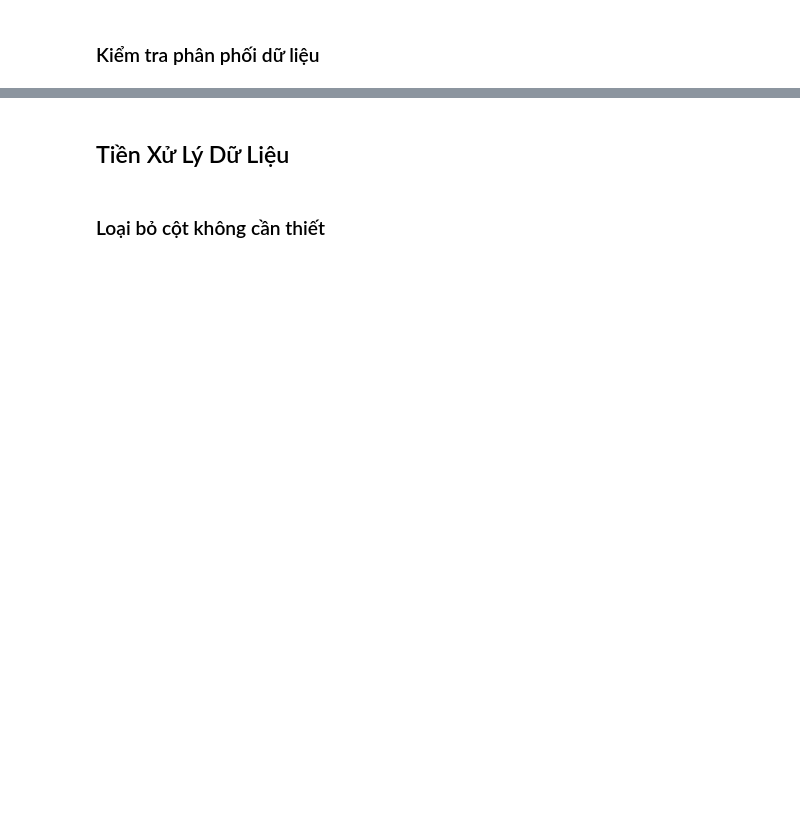
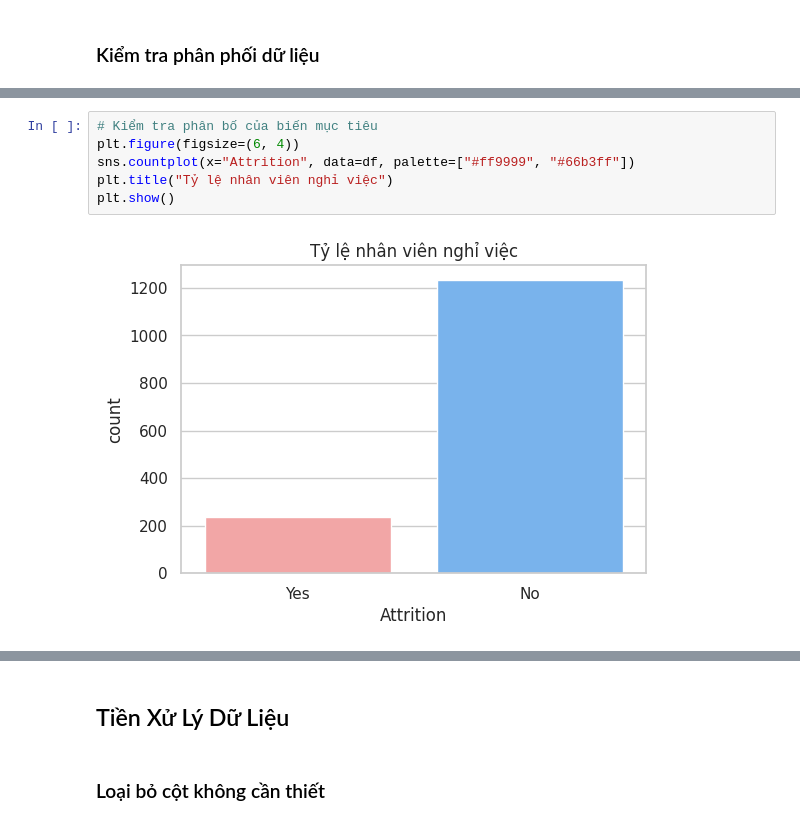
Before and after one commit to hei1sme/MAI391_FINAL_PROJECT, a Jupyter notebook: MAI391_SE194127_project.ipynb, the cells around one changed output, grey strips where cells are left out. Saved outputs shown, nothing was run; the diff lists cells and outputs as text; blank space fills up the shorter version.

```diff
--- a/MAI391_SE194127_project.ipynb
+++ b/MAI391_SE194127_project.ipynb
@@ -120,3 +115,11 @@ plt.show()
+# %%
+# Kiểm tra phân bố của biến mục tiêu
+plt.figure(figsize=(6, 4))
+sns.countplot(x="Attrition", data=df, palette=["#ff9999", "#66b3ff"])
+plt.title("Tỷ lệ nhân viên nghỉ việc")
+plt.show()
+# %% [output]
+[figure, added]
 # %%
 plt.figure(figsize=(12, 6))
 
```
Also changed, not shown: parts of 35 cells of this notebook.
